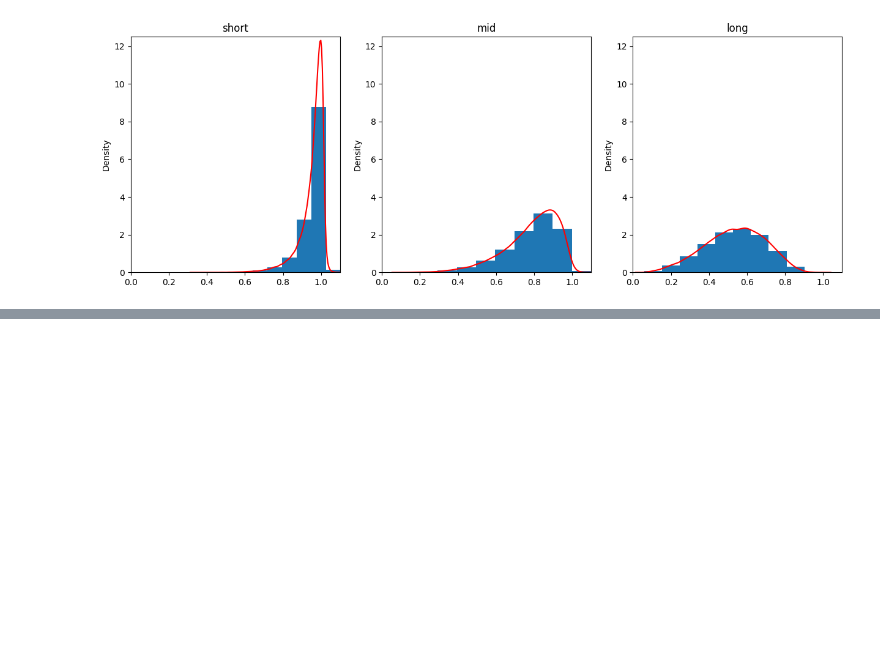
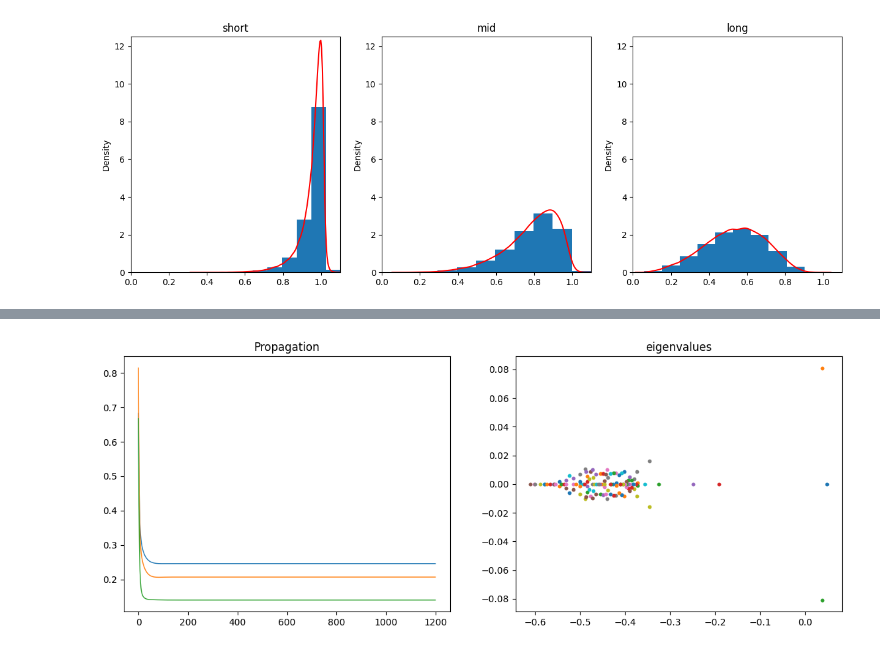
Before and after one commit to paololapo/Dynamic_FC_analysis, a Jupyter notebook: notebook.ipynb, the cells around one changed output, grey strips where cells are left out. Cells and saved outputs as stored; diff of their text form; code cells hidden in the pictures; blank space fills up the shorter version.

```diff
--- a/notebook.ipynb
+++ b/notebook.ipynb
@@ -33,0 +35,11 @@ Uploaded 96 file
+# %%
+#Load parameters by index
+def load_param(idx, datasets=datasets, Ws=Ws, alphas=alphas, Ds=Ds):
+    data = datasets[idx]
+    W = Ws[idx]
+    alpha = alphas[idx]
+    D = Ds[idx]
+    alpha = alpha[:, 0]
+    D = D[:, 0]
+
+    return data, W, alpha, D
@@ -222,0 +243,6 @@ plt.xlim((0, 1.1))
+# %%
+#Jacobian of psi function
+def d_psi(alpha, b, x):
+    tp = b*x+0.5
+    tn = b*x-0.5
+    return b*tp/(alpha**2+tp**2)**0.5 - b*tn/(alpha**2+tn**2)**0.5
@@ -222,0 +251,11 @@ plt.xlim((0, 1.1))
+# %%
+#Load data and parameters by index
+data, W, alpha, D = load_param(2)
+
+#Linearized update rule
+J_psi = np.identity(119)*d_psi(alpha, b, 0)
+A_tilde = np.dot(W, J_psi) - np.identity(119)*D
+#A_tilde = np.dot(W, J_psi)
+
+#Get eigenvalues
+eigen = np.linalg.eig(A_tilde)[0]
@@ -222,0 +272,16 @@ plt.xlim((0, 1.1))
+# %%
+plt.figure(figsize=(14, 5))
+plt.subplot(121)
+plt.title("Propagation")
+simul = propagation(W, alpha, D, 0)
+plt.plot(np.arange(len(simul[0])), simul[0], lw=1)
+plt.plot(np.arange(len(simul[20])), simul[20], lw=1)
+plt.plot(np.arange(len(simul[30])), simul[30], lw=1)
+
+
+plt.subplot(122)
+plt.title("eigenvalues")
+for i in eigen:
+    plt.scatter(i.real, i.imag, s=10)
+# %% [output]
+[figure, added]
```
Also changed, not shown: parts of 26 cells of this notebook, 4 other files.
